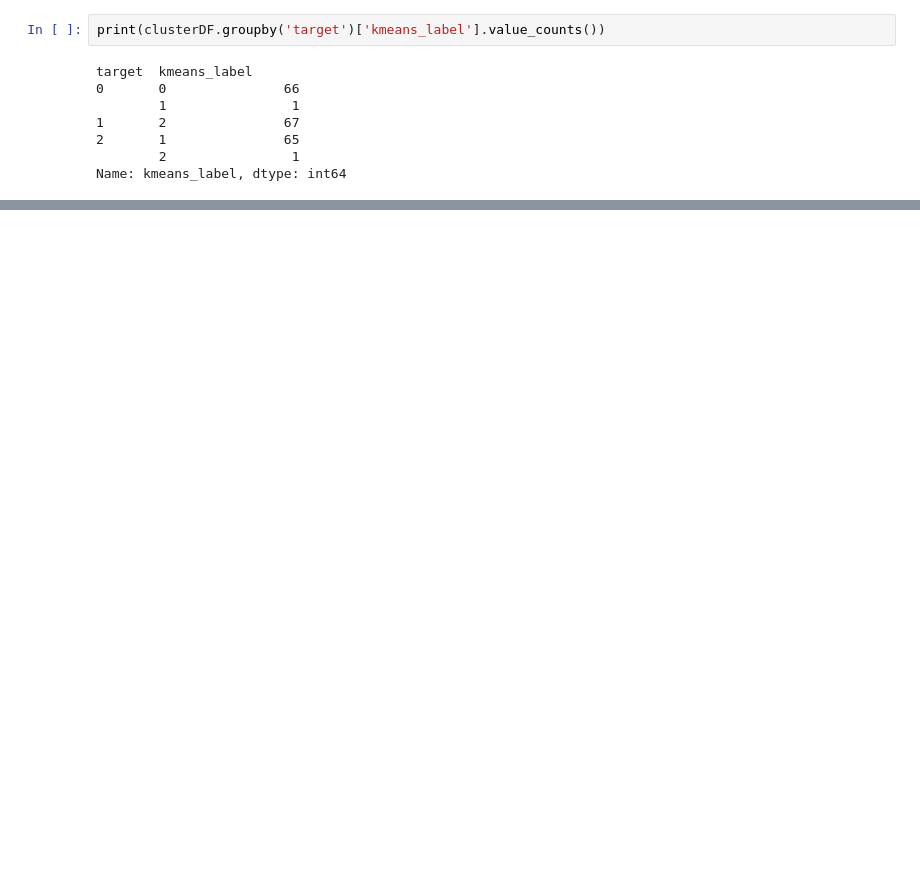
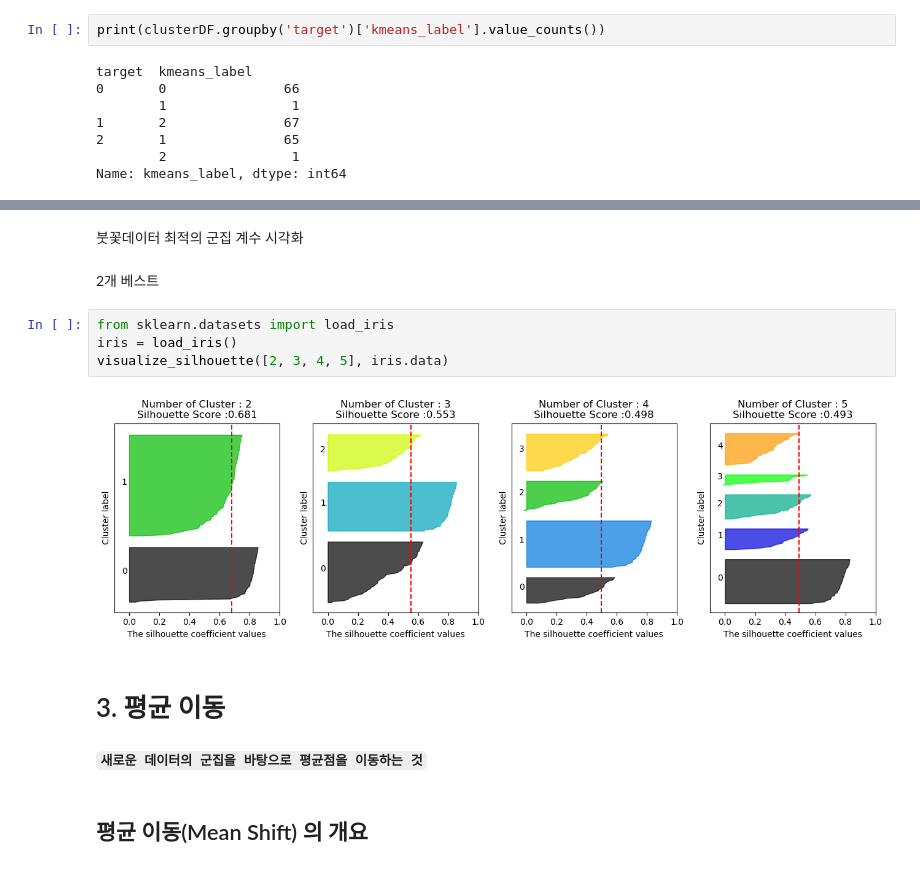
Before and after one commit to kimdyoc13/Cheese_house, a Jupyter notebook: chapter_7_clustering.ipynb, the cells around one changed output, grey strips where cells are left out. Drawn from its saved outputs; the diff is of its cells as text; blank space fills up the shorter version.

```diff
--- a/chapter_7_clustering.ipynb
+++ b/chapter_7_clustering.ipynb
@@ -209,0 +508,16 @@ silhouette_samples() return 값의 shape (150,)
+# %% [markdown]
+붓꽃데이터 최적의 군집 계수 시각화
+# %% [markdown]
+2개 베스트
+# %%
+from sklearn.datasets import load_iris
+iris = load_iris()
+visualize_silhouette([2, 3, 4, 5], iris.data)
+# %% [output]
+[figure, added]
+# %% [markdown]
+# 3. 평균 이동
+# %% [markdown]
+**`새로운 데이터의 군집을 바탕으로 평균점을 이동하는 것`**
+# %% [markdown]
+## 평균 이동(Mean Shift) 의 개요
```
Also changed, not shown: parts of 111 cells of this notebook.
